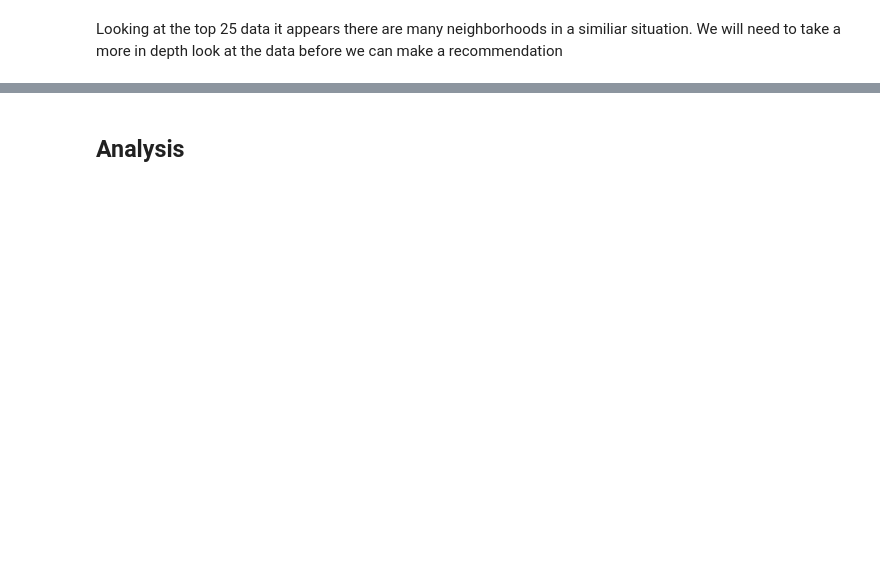
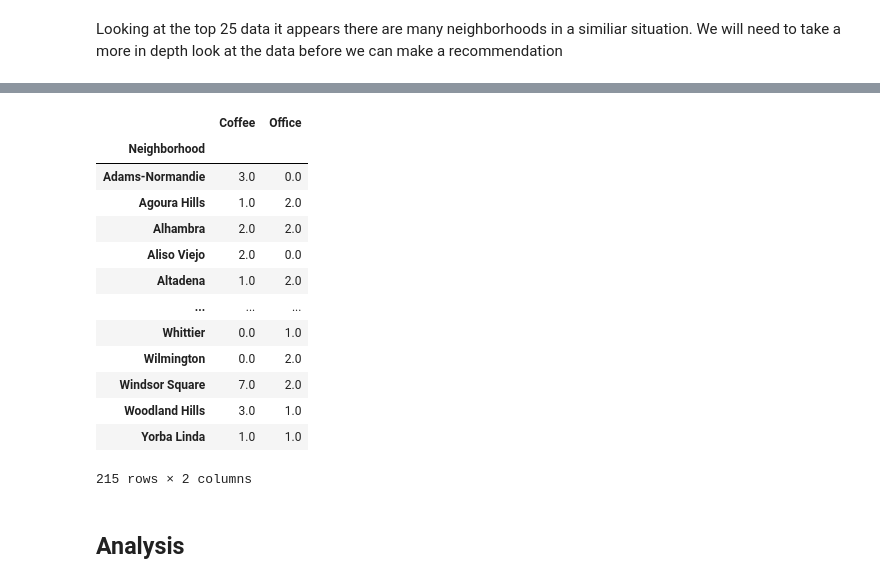
Before and after one commit to toddzs/Coursera_Capstone, a Jupyter notebook: Final Project.ipynb, the cells around one changed output, grey strips where cells are left out. Cells and saved outputs as stored; diff of their text form; code cells hidden in the pictures; blank space fills up the shorter version.

```diff
--- a/Final Project.ipynb
+++ b/Final Project.ipynb
@@ -321,2 +336,36 @@ Looking at the top 25 data it appears there are many neighborhoods in a similiar
+# %%
+#determine the number of offices and coffee shops for a respectice neighborhood
+yes = 1
+no = 0
+
+for id, row in la_complete.iterrows():
+    #row['Venue Category'] = str(row['Venue Category'])
+    if row.loc['Venue Category'] == 'Coffee Shop':
+        la_complete.at[id,'Coffee'] = yes
+        la_complete.at[id,'Office'] = no
+    if row.loc['Venue Category'] == 'Café':
+        la_complete.at[id,'Coffee'] = yes
+        la_complete.at[id,'Office'] = no
+    if row.loc['Venue Category'] in ('|'.join(search_office)):
+        la_complete.at[id,'Coffee'] = no
+        la_complete.at[id,'Office'] = yes
+
+la_complete_count = la_complete.groupby(['Neighborhood'])[['Coffee','Office']].sum()
+la_complete_count
+# %% [output]
+|  | Coffee | Office |
+| Neighborhood |  |  |
+| Adams-Normandie | 3.0 | 0.0 |
+| Agoura Hills | 1.0 | 2.0 |
+| Alhambra | 2.0 | 2.0 |
+| Aliso Viejo | 2.0 | 0.0 |
+| Altadena | 1.0 | 2.0 |
+| ... | ... | ... |
+| Whittier | 0.0 | 1.0 |
+| Wilmington | 0.0 | 2.0 |
+| Windsor Square | 7.0 | 2.0 |
+| Woodland Hills | 3.0 | 1.0 |
+| Yorba Linda | 1.0 | 1.0 |
+215 rows × 2 columns
 # %% [markdown]
 ## Analysis
```
Also changed, not shown: parts of 12 cells of this notebook.
